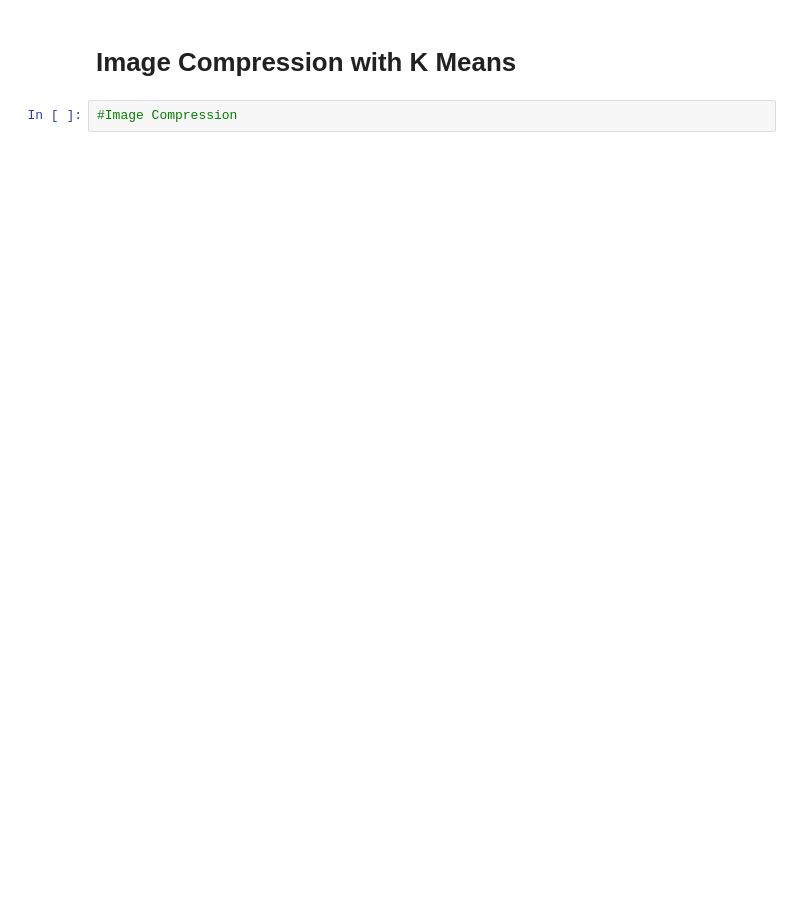
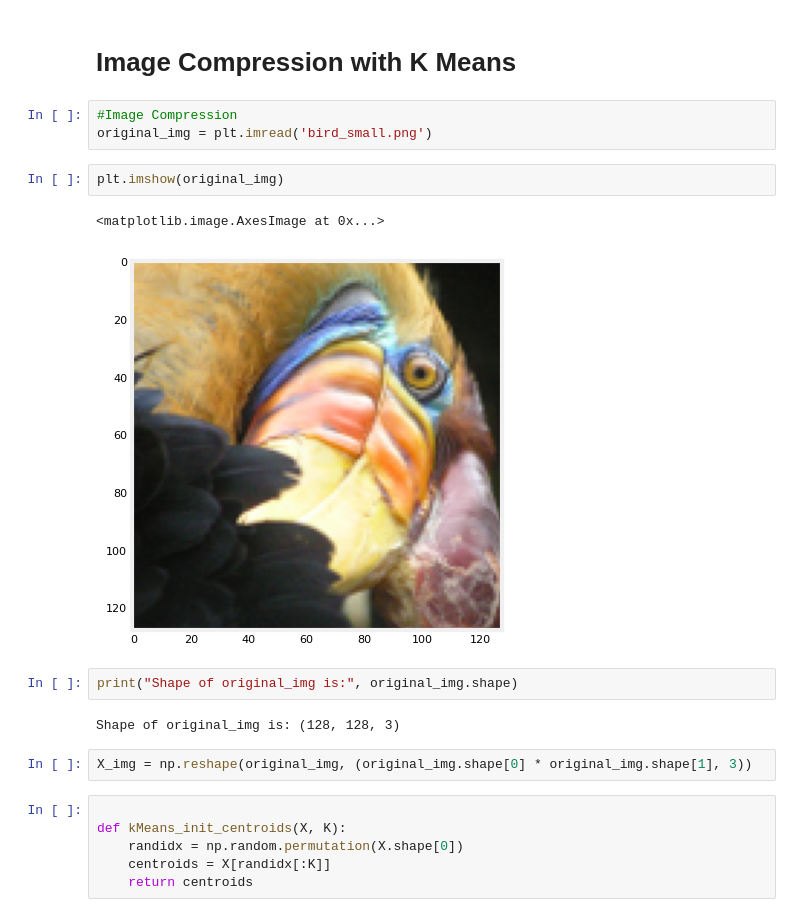
Before and after one commit to notlokii/AndrewNgMLCourse_Self-Coded_Labs, a Jupyter notebook: course3_week1_KMeans.ipynb, the cells around one changed output. Saved outputs shown, nothing was run; the diff lists cells and outputs as text; blank space fills up the shorter version.

Commit message:
week 1 : Image compression with K means algorithm implemented from scratch

```diff
--- a/course3_week1_KMeans.ipynb
+++ b/course3_week1_KMeans.ipynb
@@ -141,3 +141,21 @@ K-Means iteration 9/9
 # Image Compression with K Means
 # %%
 #Image Compression
+original_img = plt.imread('bird_small.png')
+# %%
+plt.imshow(original_img)
+# %% [output]
+<matplotlib.image.AxesImage at 0x...>
+[figure, added]
+# %%
+print("Shape of original_img is:", original_img.shape)
+# %% [output]
+Shape of original_img is: (128, 128, 3)
+# %%
+X_img = np.reshape(original_img, (original_img.shape[0] * original_img.shape[1], 3))
+# %%
+
+def kMeans_init_centroids(X, K):
+    randidx = np.random.permutation(X.shape[0])
+    centroids = X[randidx[:K]]
+    return centroids
```
Also changed, not shown: parts of 8 cells of this notebook.
